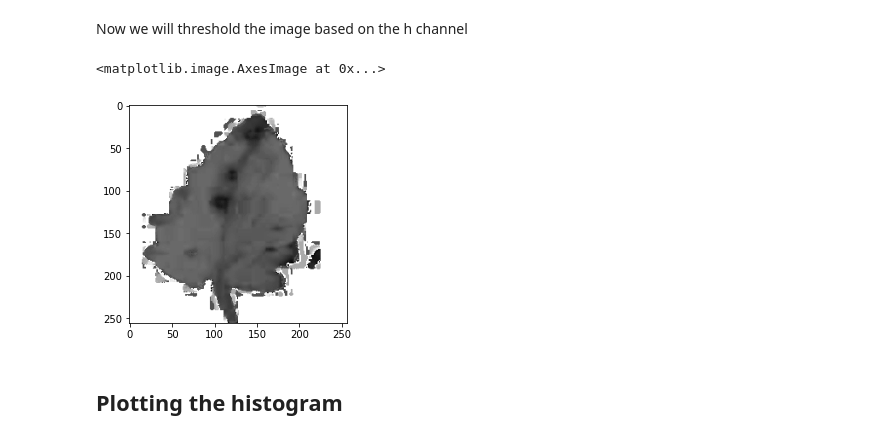
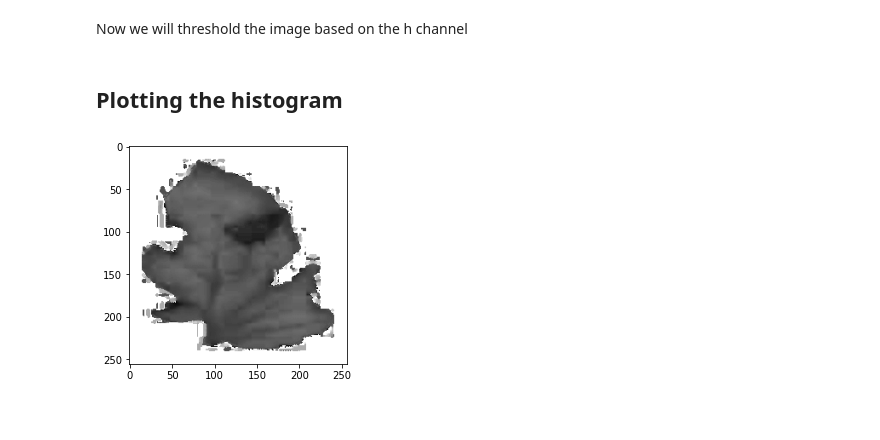
Before and after one commit to ascii-monk123/Tomato-Leaf-Disease-Quantification, a Jupyter notebook: Tomato Early Blight/Early Blight Aahan HSV.ipynb, the cells around one changed output. Cells and saved outputs as stored; diff of their text form; code cells hidden in the pictures.

```diff
--- a/Tomato Early Blight/Early Blight Aahan HSV.ipynb
+++ b/Tomato Early Blight/Early Blight Aahan HSV.ipynb
@@ -197,27 +198,33 @@ plt.imshow(cv2.cvtColor(v_channel_new,cv2.COLOR_HSV2RGB),cmap='gray')
 <h1>Thresholding</h1>
 # %% [markdown]
 <p>Now we will threshold the image based on the h channel</p>
-# %%
-image=cv2.cvtColor(cv2.imread('EB10.jpg'),cv2.COLOR_BGR2HSV)
-#extracting the h channel
-h_channel=image[:,:,0]
-
-#improving the contrast of the image
-rows,cols=h_channel.shape
-h_channel=h_channel.reshape(rows*cols)
-minP,maxP=np.amin(h_channel),np.amax(h_channel)
-
-#min-max contrast enhancement
-for index,pixel in enumerate(h_channel):
-    h_channel[index]=(((pixel-minP)/(maxP-minP)))*255
-    if pixel==0:
-        h_channel[index]=255
-h_channel=h_channel.reshape(rows,cols)
-plt.imshow(h_channel,cmap='gray')
-# %% [output]
-<matplotlib.image.AxesImage at 0x...>
-[figure, old version]
 # %% [markdown]
 <h2>Plotting the histogram</h2>
+# %%
+image=cv2.cvtColor(cv2.imread('EB1.jpg'),cv2.COLOR_BGR2HSV)
+#extracting the h channel
+h_channel=image[:,:,0]
+
+#improving the contrast of the image
+rows,cols=h_channel.shape
+h_channel=h_channel.reshape(rows*cols)
+minP,maxP=np.amin(h_channel),np.amax(h_channel)
+
+#min-max contrast enhancement
+for index,pixel in enumerate(h_channel):
+    h_channel[index]=(((pixel-minP)/(maxP-minP)))*255
+    if pixel==0:
+        h_channel[index]=255
+h_channel=h_channel.reshape(rows,cols)
+plt.imshow(h_channel,cmap='gray')
+
+totalLeafPix=0
+#calculating total leaf area
+for inde,pixel in enumerate(h_channel.flatten()):
+    if pixel==255:
+        continue
+    totalLeafPix+=1
+# %% [output]
+[figure, new version]
 # %%
 #plotting the histogram
```
Also changed, not shown: parts of 8 cells of this notebook, 2 other files.
